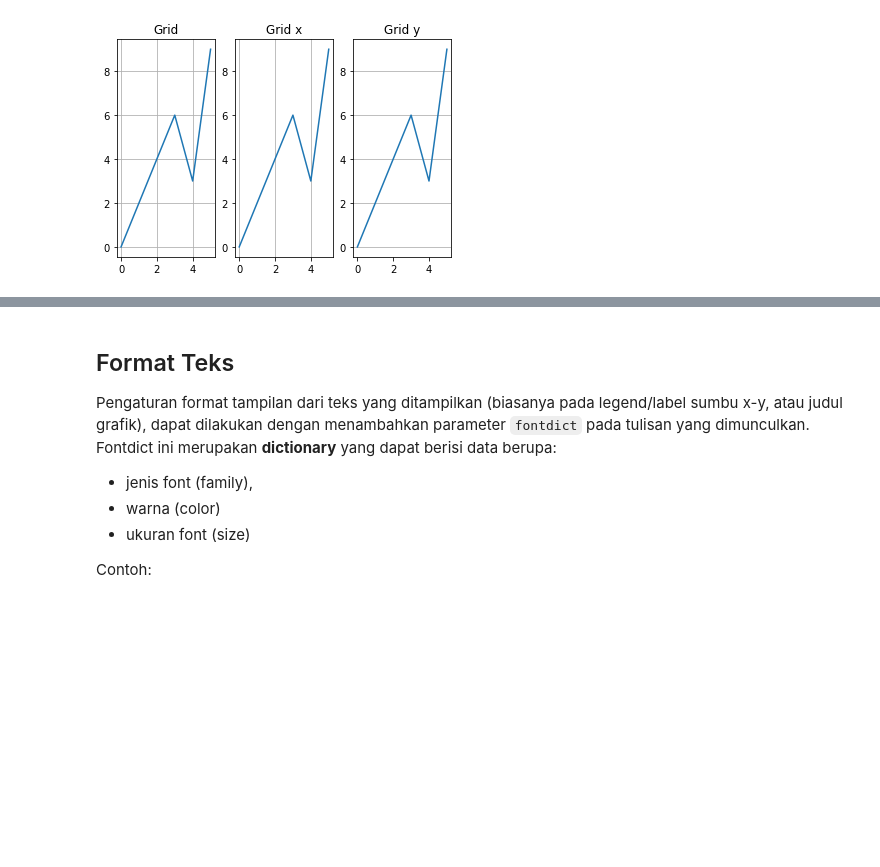
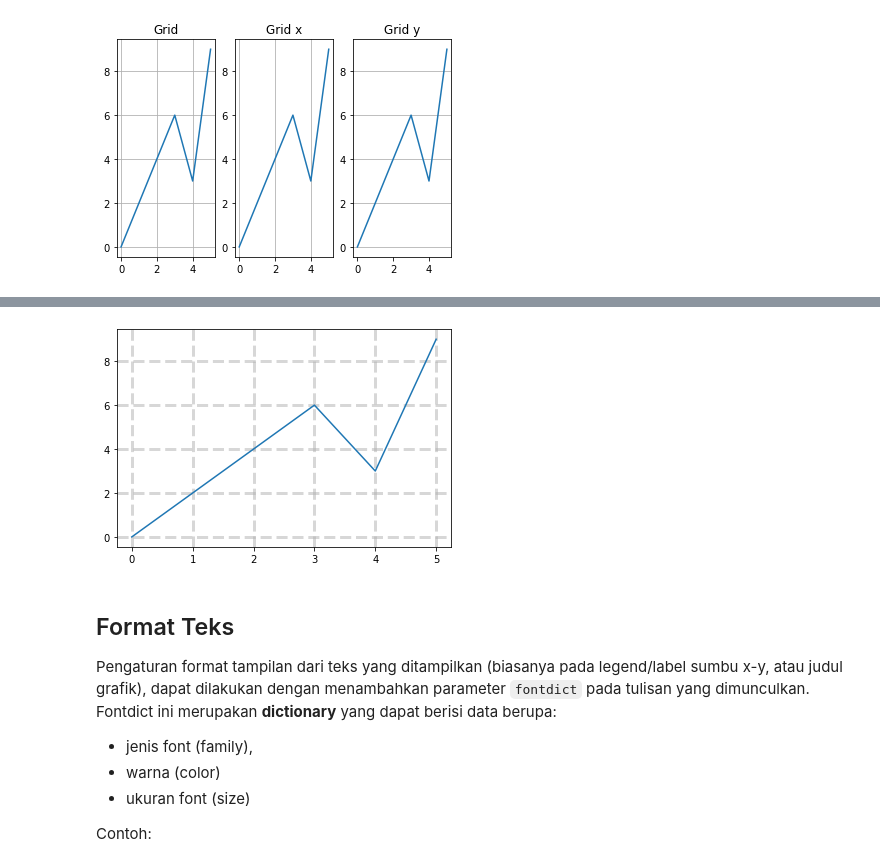
Before and after one commit to golchafun/matplotlib-tutor-note-id, a Jupyter notebook: FormatGrafik.ipynb, the cells around one changed output, grey strips where cells are left out. Drawn from its saved outputs; the diff is of its cells as text; code cells hidden in the pictures; blank space fills up the shorter version.

Commit message:
add parameter grid for formatting

```diff
--- a/FormatGrafik.ipynb
+++ b/FormatGrafik.ipynb
@@ -112,3 +119,8 @@ plt.show()
+# %%
+plt.plot(x, y)
+plt.grid(linestyle = '--', linewidth = 3, alpha = 0.5)
+# %% [output]
+[figure, added]
 # %% [markdown]
 ## Format Teks
 
```
Also changed, not shown: parts of 1 cell of this notebook.
